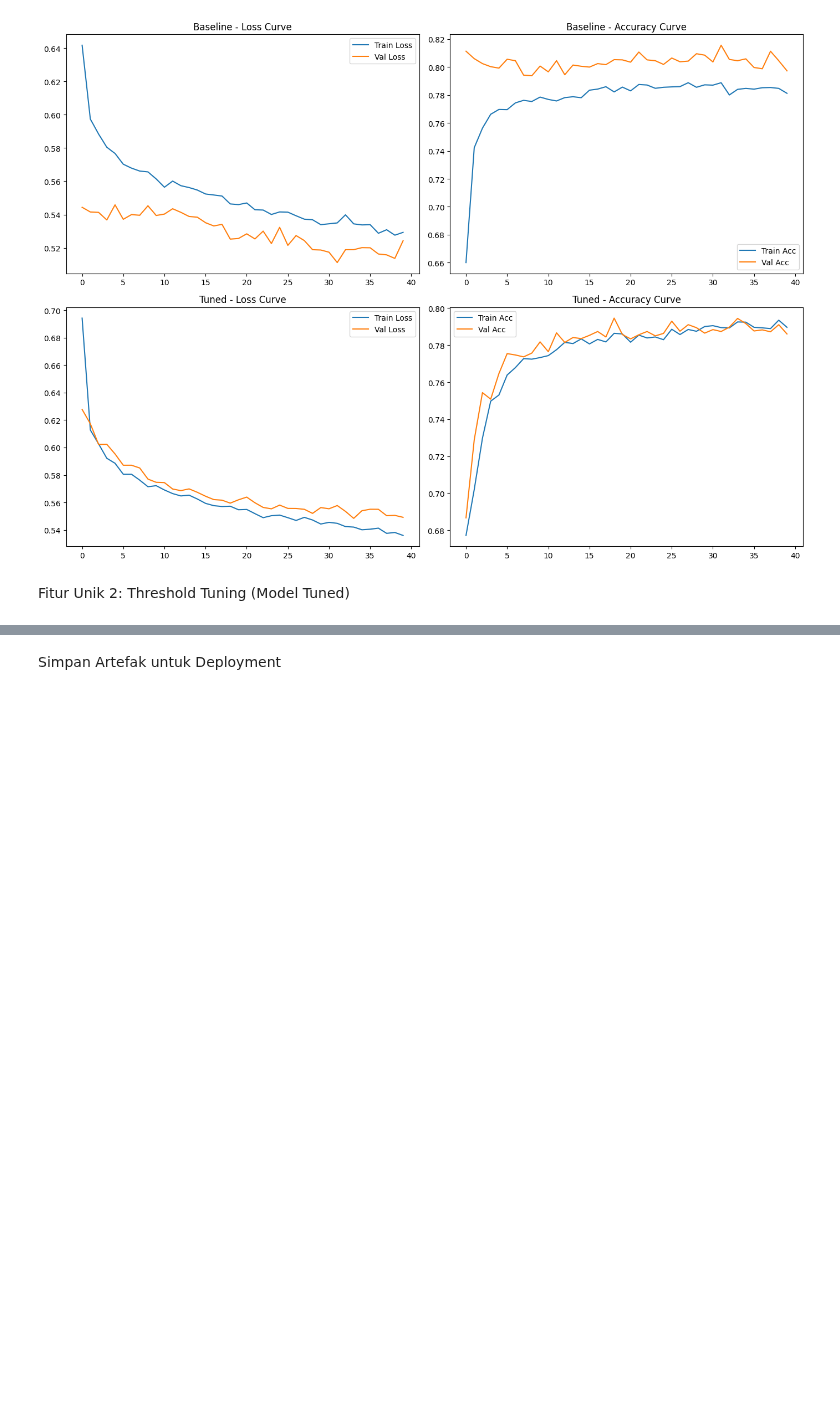
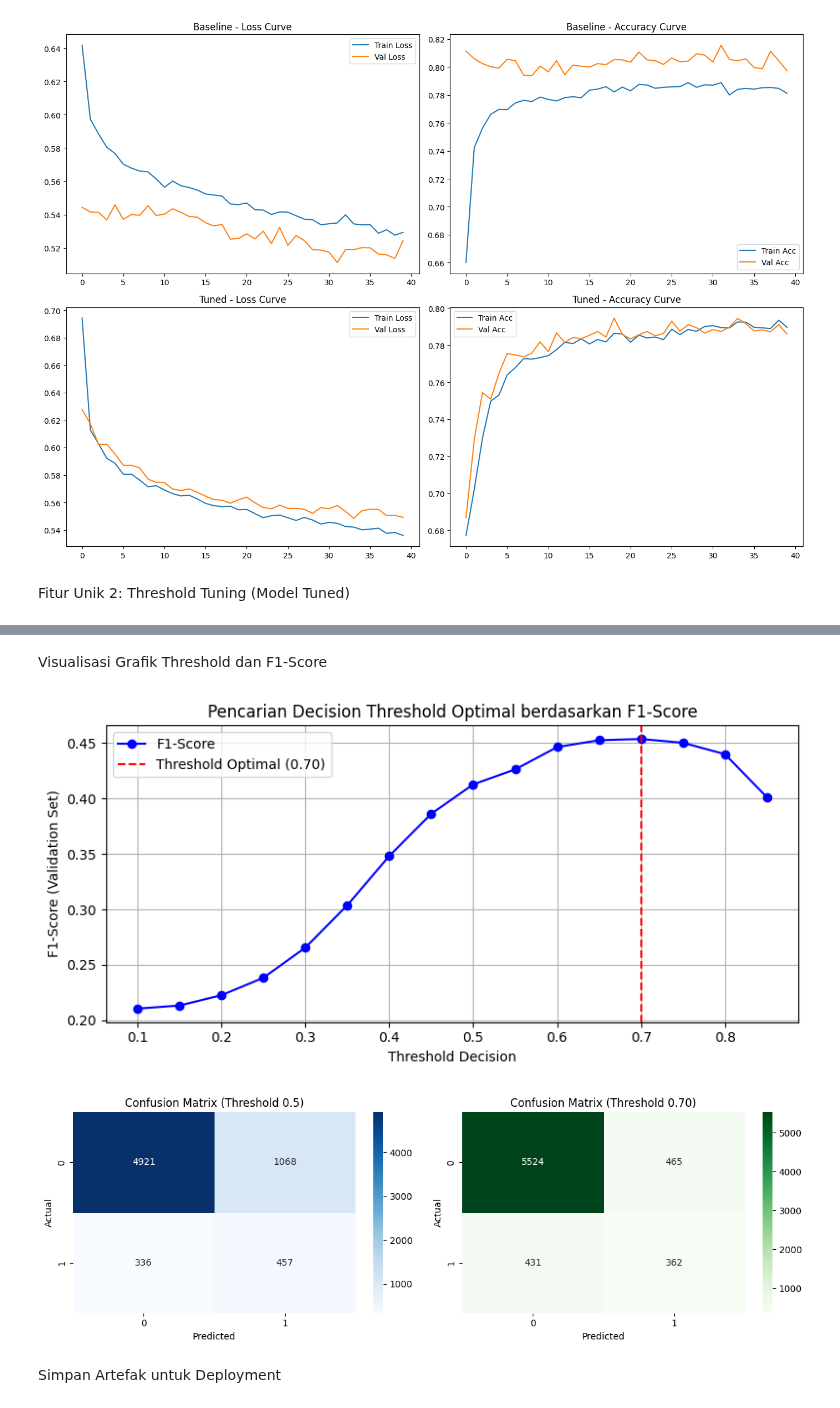
Before and after one commit to VincentArfan/Prediksi-Deposito-Bank, a Jupyter notebook: DeepLearning_Tugas1.ipynb, the cells around one changed output, grey strips where cells are left out. Saved outputs shown, nothing was run; the diff lists cells and outputs as text; code cells hidden in the pictures; blank space fills up the shorter version.

```diff
--- a/DeepLearning_Tugas1.ipynb
+++ b/DeepLearning_Tugas1.ipynb
@@ -461,17 +576,3 @@ plt.show()
 [figure]
 # %% [markdown]
 Fitur Unik 2: Threshold Tuning (Model Tuned)
-# %%
-val_probs = model_tuned.predict(X_val_scaled, verbose=0).flatten()
-best_threshold = 0.5
-best_f1 = 0
-
-for t in np.arange(0.1, 0.9, 0.05):
-    f1_t = precision_recall_fscore_support(
-        (val_probs > t).astype(int), y_val, pos_label=1, average='binary', zero_division=0
-    )[2]
-    if f1_t > best_f1:
-        best_f1 = f1_t
-        best_threshold = t
-
-print(f"\nThreshold Optimal untuk Model Tuned: {best_threshold:.2f}")
@@ -480,3 +632,42 @@ Threshold Optimal untuk Model Tuned: 0.70
+# %% [markdown]
+Visualisasi Grafik Threshold dan F1-Score
+# %%
+# Visualisasi Grafik Threshold vs F1-Score
+plt.figure(figsize=(8, 4))
+plt.plot(thresholds, f1_scores_list, marker='o', color='b', label='F1-Score')
+plt.axvline(x=best_threshold, color='r', linestyle='--', label=f'Threshold Optimal ({best_threshold:.2f})')
+plt.title('Pencarian Decision Threshold Optimal berdasarkan F1-Score')
+plt.xlabel('Threshold Decision')
+plt.ylabel('F1-Score (Validation Set)')
+plt.legend()
+plt.grid(True)
+plt.tight_layout()
+plt.show()
+
+# Visualisasi Confusion Matrix Perbandingan (Default vs Optimal)
+fig, axes = plt.subplots(1, 2, figsize=(12, 4))
+
+# Matrix Default (0.5)
+y_pred_def = (model_tuned.predict(X_test_scaled, verbose=0).flatten() > 0.5).astype(int)
+cm_def = confusion_matrix(y_test, y_pred_def)
+sns.heatmap(cm_def, annot=True, fmt='d', cmap='Blues', ax=axes[0])
+axes[0].set_title('Confusion Matrix (Threshold 0.5)')
+axes[0].set_xlabel('Predicted')
+axes[0].set_ylabel('Actual')
+
+# Matrix Optimal
+y_pred_opt = (model_tuned.predict(X_test_scaled, verbose=0).flatten() > best_threshold).astype(int)
+cm_opt = confusion_matrix(y_test, y_pred_opt)
+sns.heatmap(cm_opt, annot=True, fmt='d', cmap='Greens', ax=axes[1])
+axes[1].set_title(f'Confusion Matrix (Threshold {best_threshold:.2f})')
+axes[1].set_xlabel('Predicted')
+axes[1].set_ylabel('Actual')
+
+plt.tight_layout()
+plt.show()
+# %% [output]
+[figure, added]
+[figure, added]
 # %% [markdown]
 Simpan Artefak untuk Deployment
 # %%
```
Also changed, not shown: parts of 9 cells of this notebook, 2 other files.
